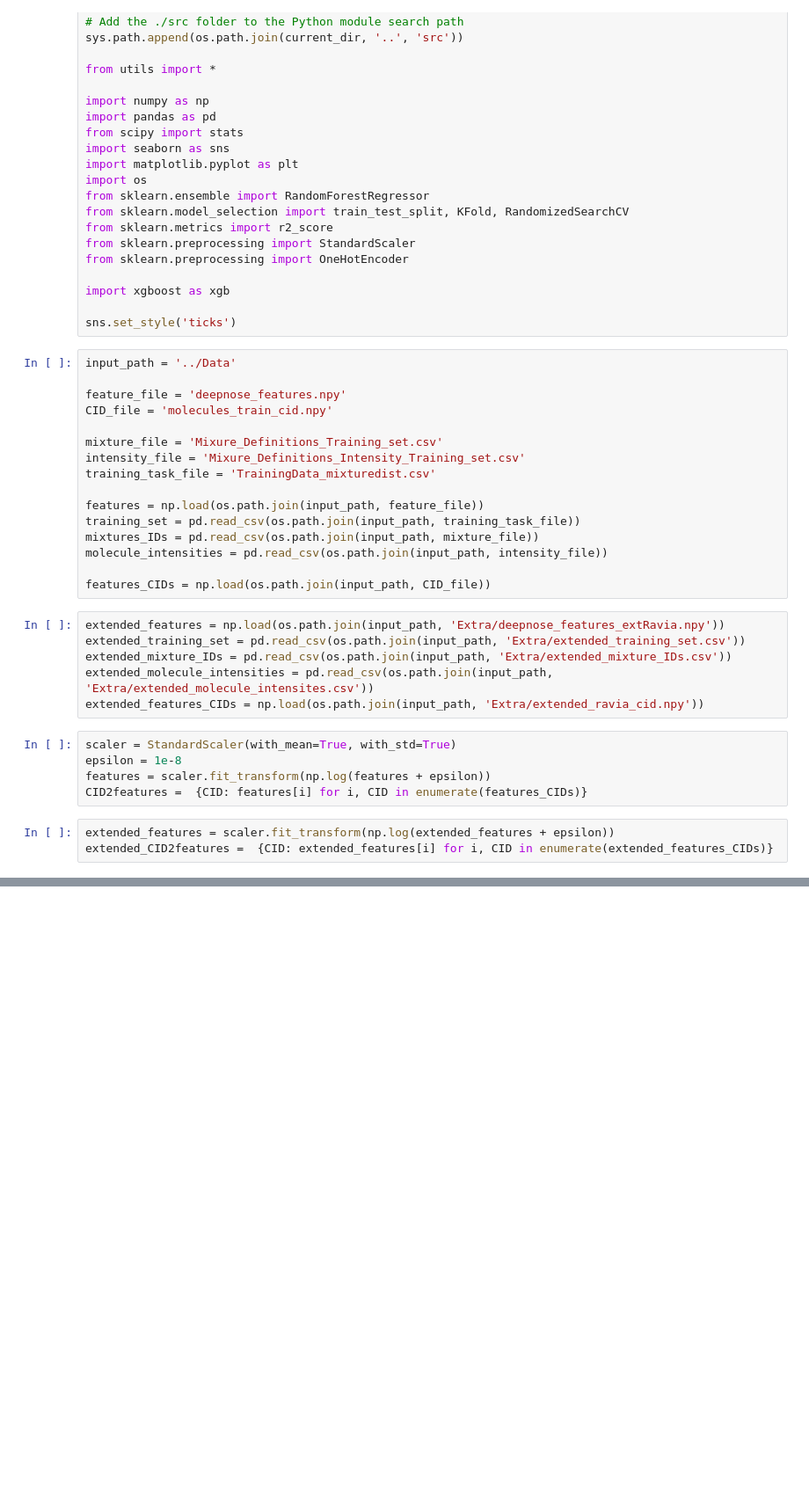
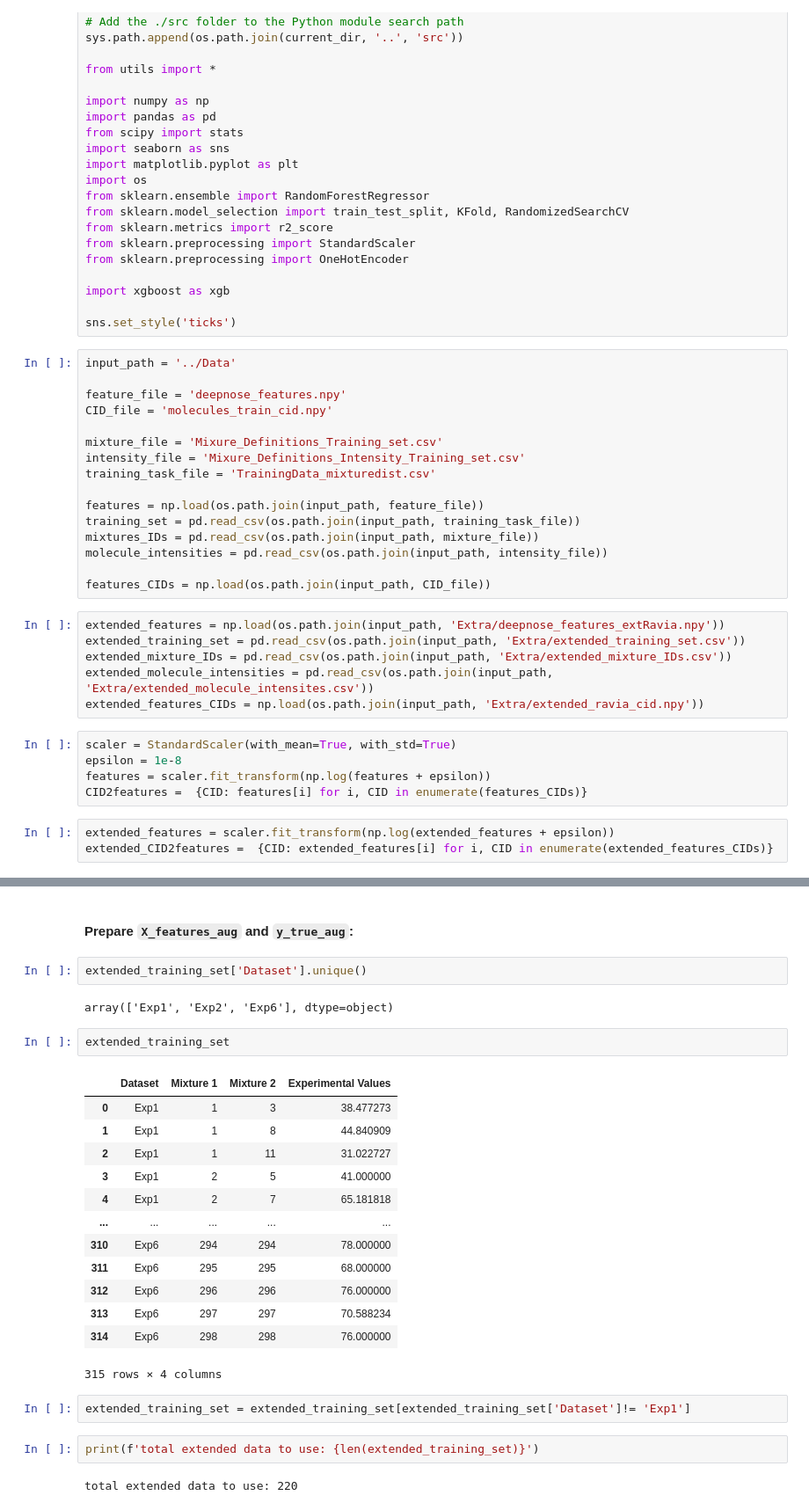
Before and after one commit to cici-xingyu-zheng/Dream2024, a Jupyter notebook: Notebooks/Intensity_augmentation.ipynb, the cells around one changed output, grey strips where cells are left out. Shown at 88% size. Cells and saved outputs as stored; diff of their text form; blank space fills up the shorter version.

```diff
--- a/Notebooks/Intensity_augmentation.ipynb
+++ b/Notebooks/Intensity_augmentation.ipynb
@@ -120,0 +127,28 @@ molecule_intensities.loc[mask, cid_columns] *= scaling_constant
+# %% [markdown]
+#### Prepare `X_features_aug` and `y_true_aug`:
+# %%
+extended_training_set['Dataset'].unique()
+# %% [output]
+array(['Exp1', 'Exp2', 'Exp6'], dtype=object)
+# %%
+extended_training_set
+# %% [output]
+|  | Dataset | Mixture 1 | Mixture 2 | Experimental Values |
+| 0 | Exp1 | 1 | 3 | 38.477273 |
+| 1 | Exp1 | 1 | 8 | 44.840909 |
+| 2 | Exp1 | 1 | 11 | 31.022727 |
+| 3 | Exp1 | 2 | 5 | 41.000000 |
+| 4 | Exp1 | 2 | 7 | 65.181818 |
+| ... | ... | ... | ... | ... |
+| 310 | Exp6 | 294 | 294 | 78.000000 |
+| 311 | Exp6 | 295 | 295 | 68.000000 |
+| 312 | Exp6 | 296 | 296 | 76.000000 |
+| 313 | Exp6 | 297 | 297 | 70.588234 |
+| 314 | Exp6 | 298 | 298 | 76.000000 |
+315 rows × 4 columns
+# %%
+extended_training_set = extended_training_set[extended_training_set['Dataset']!= 'Exp1']
+# %%
+print(f'total extended data to use: {len(extended_training_set)}')
+# %% [output]
+total extended data to use: 220
```
Also changed, not shown: parts of 36 cells of this notebook, 2 other files.
